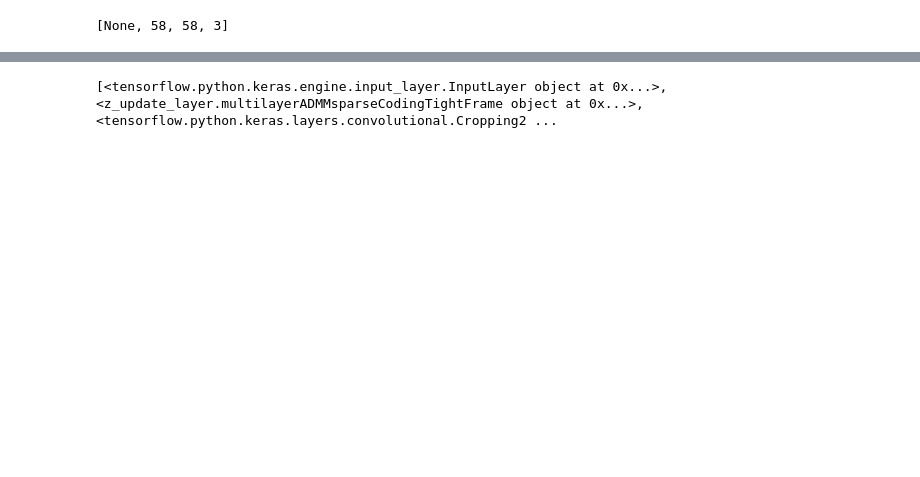
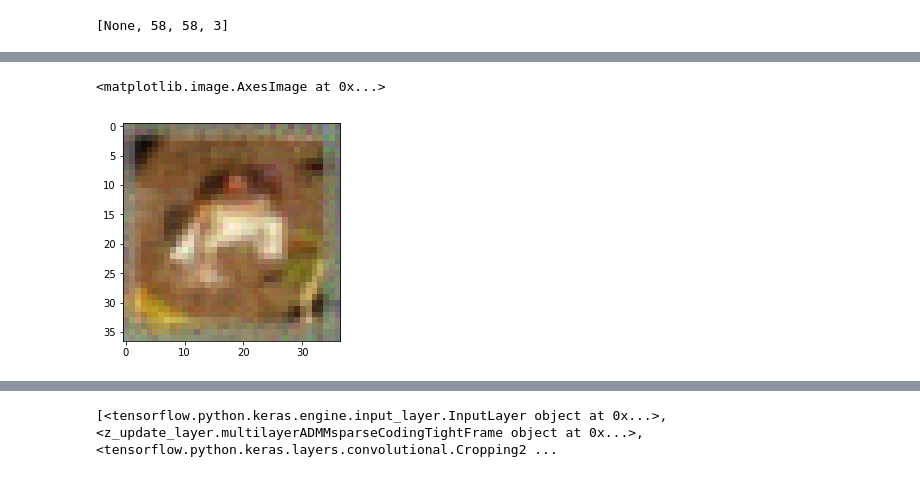
Before and after one commit to lrr0001/diff-admm-for-multi-layer-sc, a Jupyter notebook: debugging_notebook.ipynb, the cells around one changed output, grey strips where cells are left out. Cells and saved outputs as stored; diff of their text form; code cells hidden in the pictures; blank space fills up the shorter version.

```diff
--- a/debugging_notebook.ipynb
+++ b/debugging_notebook.ipynb
@@ -93,0 +269,11 @@ Deprecated in favor of operator or tf.math.divide.
+# %%
+
+theImage =  (output_image - np.amin(output_image))/(np.amax(output_image) - np.amin(output_image))
+
+newImage = np.squeeze(theImage)
+
+plt.imshow(newImage[11:48,11:48,:])
+#plt.imshow(newImage)
+# %% [output]
+<matplotlib.image.AxesImage at 0x...>
+[figure, added]
```
Also changed, not shown: parts of 27 cells of this notebook, 1 other file.
